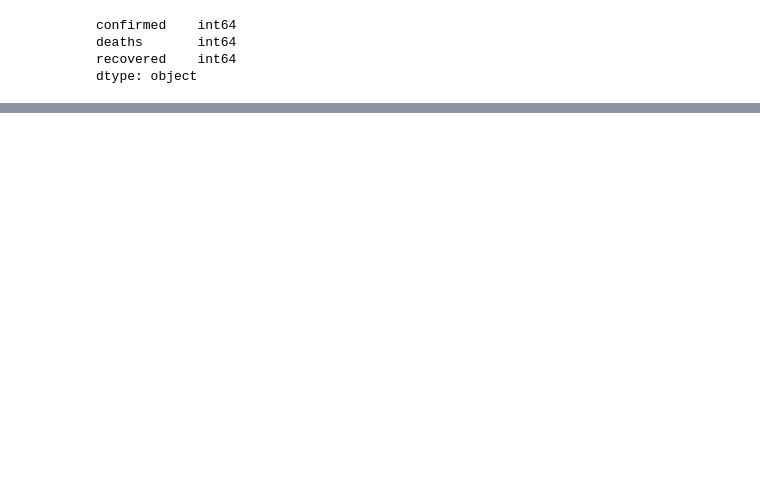
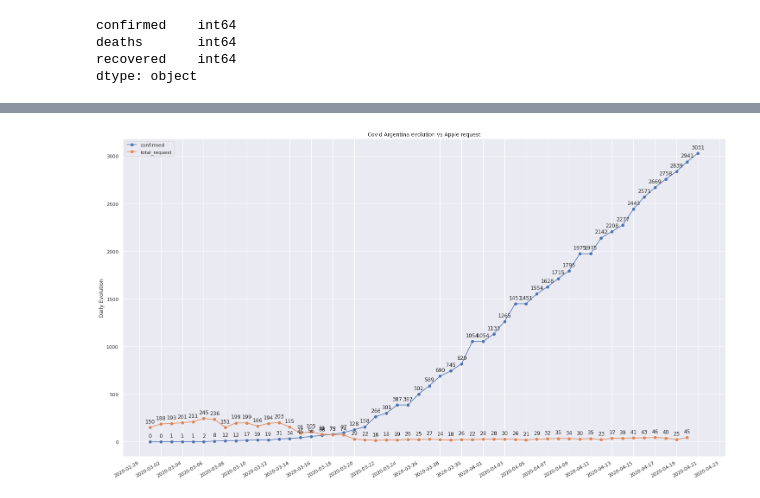
Before and after one commit to vackup/CovidArgentina, a Jupyter notebook: Covid.ipynb, the cells around one changed output, grey strips where cells are left out. Cells and saved outputs as stored; diff of their text form; code cells hidden in the pictures; blank space fills up the shorter version.

Commit message:
Apple Mobility Request added

```diff
--- a/Covid.ipynb
+++ b/Covid.ipynb
@@ -136,0 +206,3 @@ for X, Y in zip(df2.index, df2['recovered']):
+# %%
+# Converting the index as date
+df_apple_argentina_t.index = pd.to_datetime(df_apple_argentina_t.index)
@@ -136,0 +222,2 @@ for X, Y in zip(df2.index, df2['recovered']):
+# %%
+df_apple_argentina_t.index.rename('date', inplace=True)
@@ -136,0 +234,2 @@ for X, Y in zip(df2.index, df2['recovered']):
+# %%
+df_covid_apple = df2.join(df_apple_argentina_t)
@@ -136,0 +256,2 @@ for X, Y in zip(df2.index, df2['recovered']):
+# %%
+df_covid_apple['total_request'] = df_covid_apple['driving'] + df_covid_apple['walking']
@@ -136,0 +268,38 @@ for X, Y in zip(df2.index, df2['recovered']):
+# %%
+fig, ax = plt.subplots()
+
+ax.plot(df_covid_apple['confirmed'], marker='o', linestyle='-', label='confirmed')
+ax.plot(df_covid_apple['total_request'], marker='o', linestyle='-', label='total_request')
+
+ax.set_ylabel('Daily Evolution')
+ax.set_title('Covid Argentina evolution vs Apple request')
+
+ax.xaxis.set_minor_locator(mdates.DayLocator(interval=1))
+ax.xaxis.set_major_locator(mdates.DayLocator(interval=2))
+
+# Format x-tick labels as 3-letter month name and day number
+ax.xaxis.set_major_formatter(mdates.DateFormatter('%Y-%m-%d'));
+
+plt.legend(loc="upper left")
+
+fig.autofmt_xdate()
+
+for X, Y in zip(df_covid_apple.index, df_covid_apple['confirmed']):
+    label = "{:.0f}".format(Y)
+
+    ax.annotate(label, # this is the text
+                 (X,Y), # this is the point to label
+                 textcoords="offset points", # how to position the text
+                 xytext=(0,10), # distance from text to points (x,y)
+                 ha='center') # horizontal alignment can be left, right or center
+
+for X, Y in zip(df_covid_apple.index, df_covid_apple['total_request']):
+    label = "{:.0f}".format(Y)
+
+    ax.annotate(label, # this is the text
+                 (X,Y), # this is the point to label
+                 textcoords="offset points", # how to position the text
+                 xytext=(0,10), # distance from text to points (x,y)
+                 ha='center') # horizontal alignment can be left, right or center
+# %% [output]
+[figure, added]
```
Also changed, not shown: parts of 23 cells of this notebook.
